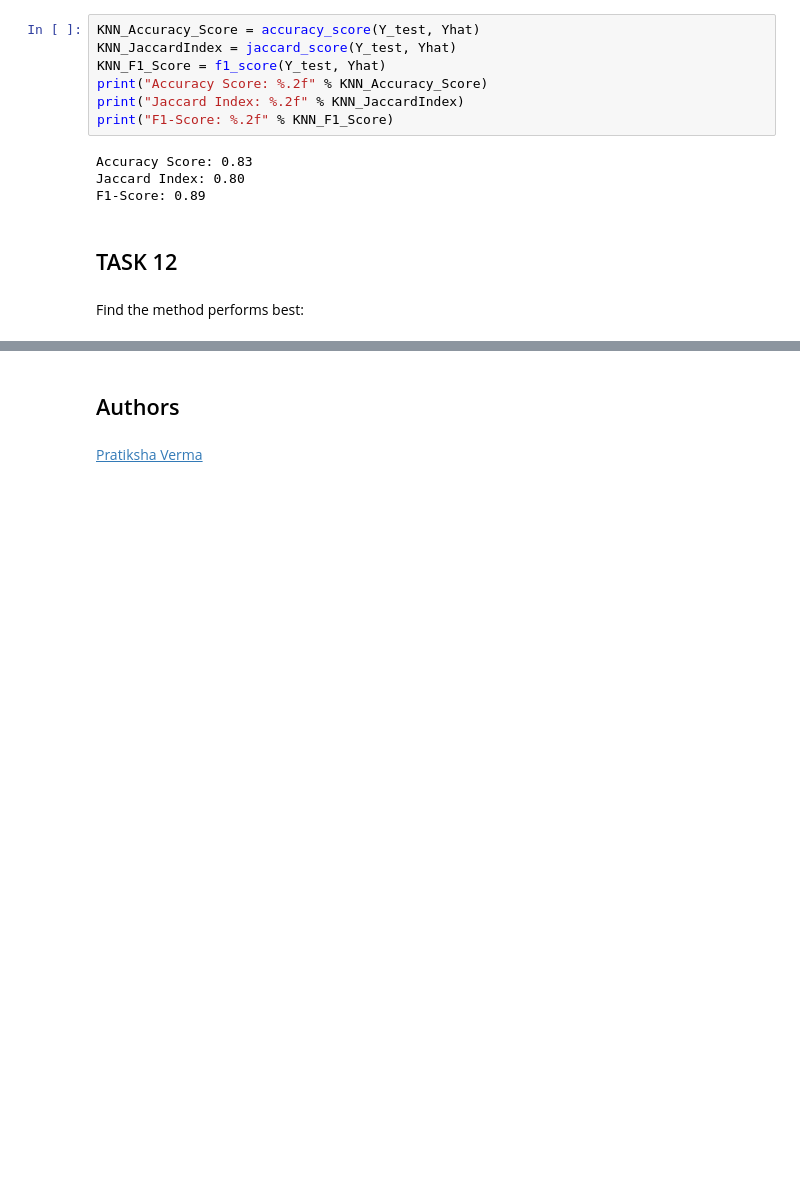
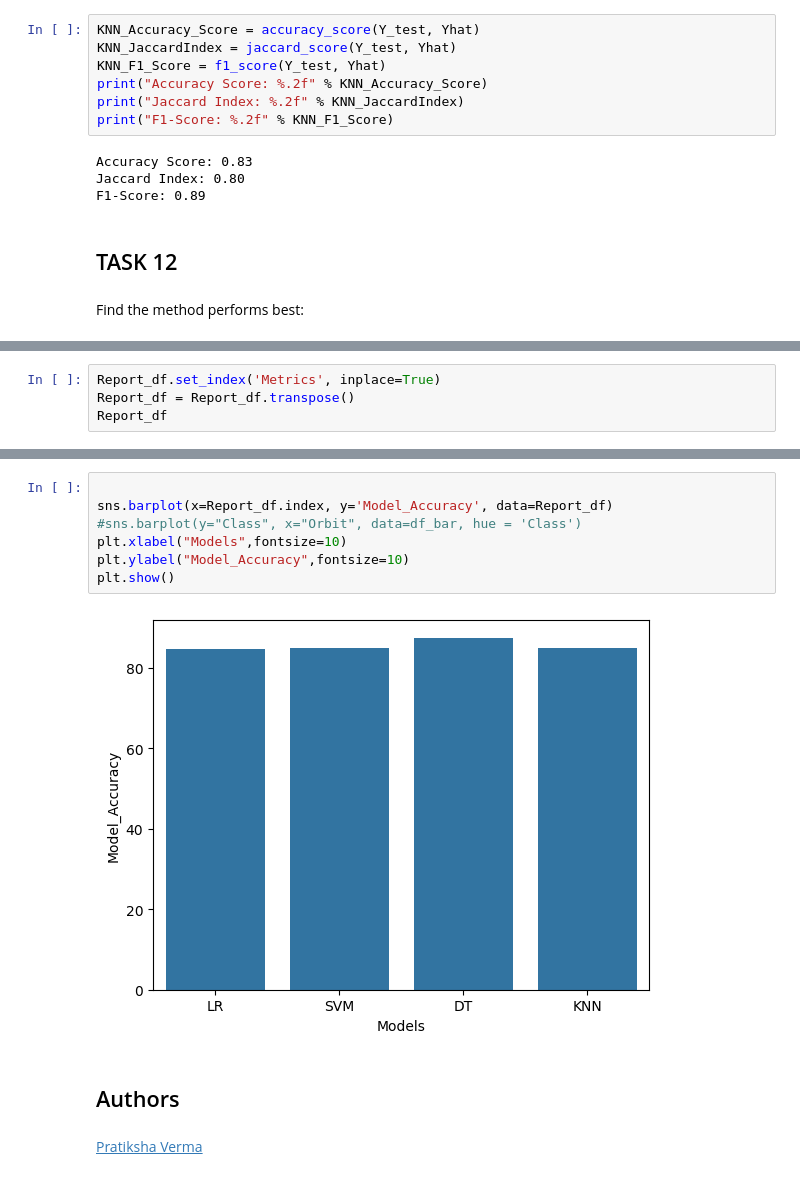
Before and after one commit to KhaulaKhawer/Applied-DS-Capstone, a Jupyter notebook: SpaceX_Machine Learning Prediction_Part_5.ipynb, the cells around one changed output, grey strips where cells are left out. Drawn from its saved outputs; the diff is of its cells as text; blank space fills up the shorter version.

```diff
--- a/SpaceX_Machine Learning Prediction_Part_5.ipynb
+++ b/SpaceX_Machine Learning Prediction_Part_5.ipynb
@@ -464,0 +460,4 @@ pd.DataFrame(Report)
+# %%
+Report_df.set_index('Metrics', inplace=True)
+Report_df = Report_df.transpose()
+Report_df
@@ -465,3 +470,12 @@ pd.DataFrame(Report)
+# %%
+
+sns.barplot(x=Report_df.index, y='Model_Accuracy', data=Report_df)
+#sns.barplot(y="Class", x="Orbit", data=df_bar, hue = 'Class')
+plt.xlabel("Models",fontsize=10)
+plt.ylabel("Model_Accuracy",fontsize=10)
+plt.show()
+# %% [output]
+[figure, added]
 # %% [markdown]
 ## Authors
 # %% [markdown]
```
Also changed, not shown: parts of 6 cells of this notebook.
